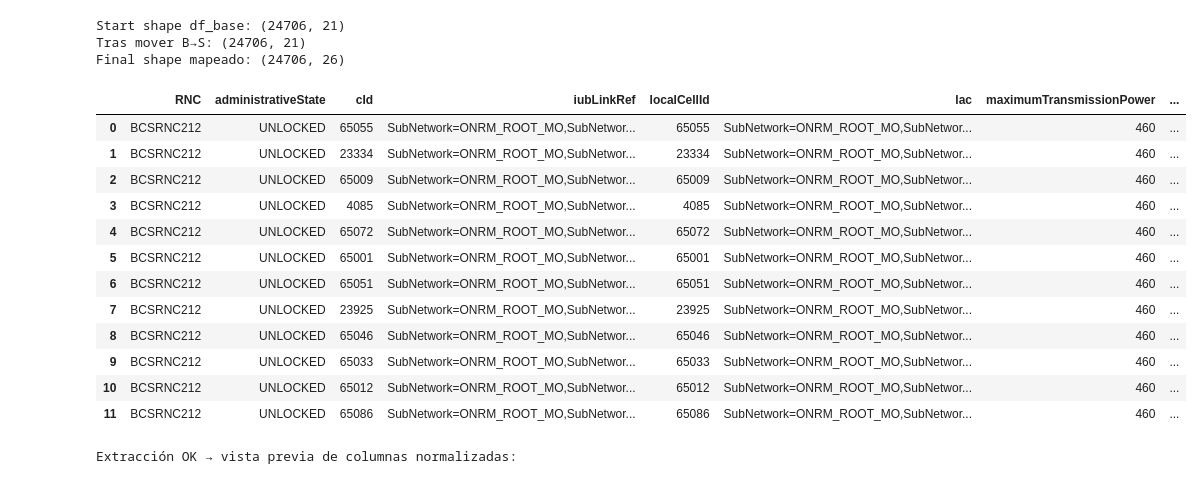
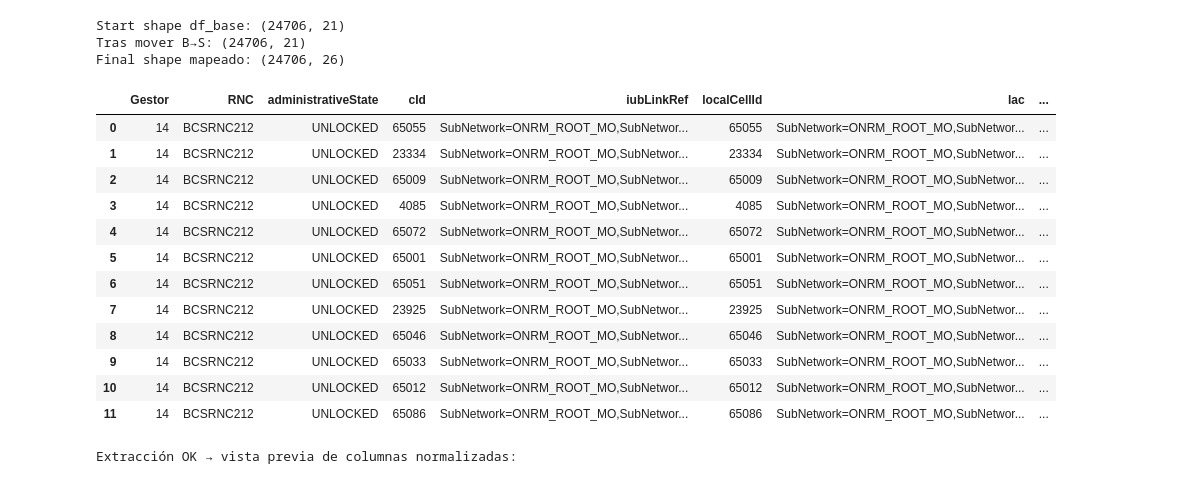
Before and after one commit to chava28pvp/lstcellran, a Jupyter notebook: df_processing_Ericsson3G.ipynb, the cells around one changed output. Saved outputs shown, nothing was run; the diff lists cells and outputs as text; code cells hidden in the pictures.

Commit message:
changes on Gestor col position, and validation on ept

```diff
--- a/df_processing_Ericsson3G.ipynb
+++ b/df_processing_Ericsson3G.ipynb
@@ -16,13 +16,13 @@ DEFAULT_IGNORE = ["SubNetwork,", "instance(s)", "NodeId"]
 
 # Lista de 31 encabezados, en el orden en que los quieres (eNBId queda en W si mantienes este orden)
 HEADERS = [
-     "RNC","administrativeState","cId","iubLinkRef",
+     "Gestor","RNC","administrativeState","cId","iubLinkRef",
     "localCellId","lac","maximumTransmissionPower","maxPwrMax",
     "mocnCellProfileRef","operationalState","primaryCpichPower","primaryScramblingCode",
     "rac","sac","tCell","uarfcnDl",
     "uarfcnUl","uraList","UtranCellId",
     "NodeB","NodeBUnique","LAT","LON","AT&T_Site_Name",
-    "Node_B_ID", "Gestor"
+    "Node_B_ID"
 ]
 # %%
 def _filtered_lines(path, ignorelines):
@@ -110,7 +110,6 @@ Shape nuevo: (24706, 21)
 | 8 | BCSRNC212 | EMUBCSCAB0408_1_H | UNLOCKED | 65046 | SubNetwork=ONRM_ROOT_MO,SubNetwor... | 65046 | SubNetwork=ONRM_ROOT_MO,SubNetwor... | 460 | 30 | SubNetwork=ONRM_ROOT_MO,SubNetwor... | ENABLED | ... |
 | 9 | BCSRNC212 | EMUBCSCAB0401_3_H | UNLOCKED | 65033 | SubNetwork=ONRM_ROOT_MO,SubNetwor... | 65033 | SubNetwork=ONRM_ROOT_MO,SubNetwor... | 460 | 30 | SubNetwork=ONRM_ROOT_MO,SubNetwor... | ENABLED | ... |
 # %%
-
 # ── Helpers rápidos ──────────────────────────────────────────
 def pad_to_n_cols_fast(df: pd.DataFrame, n: int) -> pd.DataFrame:
     """Rellena columnas faltantes en un solo paso usando concat (soporta nombres no-string)."""
@@ -121,10 +120,15 @@ def pad_to_n_cols_fast(df: pd.DataFrame, n: int) -> pd.DataFrame:
 
 def move_col_fast(df: pd.DataFrame, src_idx: int, dst_idx: int) -> pd.DataFrame:
     """Mueve columna por índice reordenando de una sola vez (sin drop/insert)."""
+    # Salvaguardas
+    if df.shape[1] == 0 or src_idx < 0 or src_idx >= df.shape[1]:
+        return df
     idx = list(range(df.shape[1]))
     col = idx.pop(src_idx)
     if dst_idx > src_idx:
         dst_idx -= 1
+    # clamp destino
+    dst_idx = max(0, min(dst_idx, len(idx)))
     idx.insert(dst_idx, col)
     return df.iloc[:, idx]
 
@@ -132,65 +136,69 @@ def move_col_fast(df: pd.DataFrame, src_idx: int, dst_idx: int) -> pd.DataFrame:
 # Integra y limpia: agrega al final la columna 'Gestor' cruda por sufijo *_NN.txt
 eu_df = read_pattern_to_df("UtranCell")
 
-# Si aún no eliminaste la columna B, hazlo aquí (índice 1, 0-based)
-eu_df_mod = eu_df.drop(eu_df.columns[1], axis=1) if eu_df.shape[1] >= 2 else eu_df
+# Copia para no tocar el original y eliminar columna B (índice 1, 0-based) si existe
+eu_df_mod = eu_df.copy()
+if eu_df_mod.shape[1] >= 2:
+    eu_df_mod.drop(eu_df_mod.columns[1], axis=1, inplace=True)
+
+print("Start shape df_base:", eu_df_mod.shape)
 
 # Este es tu "Modified_workfile.xlsx" en memoria
 df_base = eu_df_mod
-print("Start shape df_base:", df_base.shape)
 
 # ── 2) Asegurar mínimo 20 columnas para poder mover B→S (S = 19) ─
 df_base = pad_to_n_cols_fast(df_base, 20)
 
 # ── 3) Mover B (1) → S (19) sin copias grandes ─────────────────
 df_base = move_col_fast(df_base, src_idx=1, dst_idx=19)
 print("Tras mover B→S:", df_base.shape)
 
 # ── 4) Capturar y quitar última como 'Gestor' (venía del sufijo) ─
-gestor_series = df_base.iloc[:, -1]
+gestor_series = df_base.iloc[:, -1].astype("string").str.strip()
+gestor_series = gestor_series.mask(gestor_series.eq(""), pd.NA)
 df_base = df_base.iloc[:, :-1]
 
-# ── 5) Mapear por POSICIÓN a HEADERS (ahora HEADERS SÍ incluye 'Gestor') ─
-#     Primero mapeamos SIN 'Gestor', luego reinsertamos 'Gestor' y reordenamos final.
-expected_wo_gestor = len(HEADERS) - 1
+# ── 5) Mapear por POSICIÓN a HEADERS (HEADERS tiene 'Gestor' al INICIO) ─
+HEADERS_NO_GESTOR = [c for c in HEADERS if c != "Gestor"]
+expected_wo_gestor = len(HEADERS_NO_GESTOR)
+
+# Rellena/corta por posición antes de nombrar
 df_base = pad_to_n_cols_fast(df_base, expected_wo_gestor)
-
-# Si sobran columnas, recorta en un solo iloc
 if df_base.shape[1] > expected_wo_gestor:
     df_base = df_base.iloc[:, :expected_wo_gestor]
 
 # Nombra por posición (todos menos 'Gestor')
-df_base.columns = HEADERS[:-1]
+df_base.columns = HEADERS_NO_GESTOR
 
-# Reinsertar 'Gestor' y reordenar exactamente a HEADERS
+# Reinsertar 'Gestor' y reordenar exactamente a HEADERS (Gestor quedará al INICIO)
 df_base["Gestor"] = gestor_series.values
-df_base = df_base[HEADERS]
+df_base = df_base.reindex(columns=HEADERS)
 
 print("Final shape mapeado:", df_base.shape)
 
 # ── 6) Vista de verificación (sin Excel) ─────────────────────
 pd.set_option("display.max_columns", None)
 try:
     display(df_base.head(12))
 except NameError:
     print(df_base.head(12).to_string(index=False))
 # %% [output]
 Start shape df_base: (24706, 21)
 Tras mover B→S: (24706, 21)
 Final shape mapeado: (24706, 26)
-|  | RNC | administrativeState | cId | iubLinkRef | localCellId | lac | maximumTransmissionPower | ... |
-| 0 | BCSRNC212 | UNLOCKED | 65055 | SubNetwork=ONRM_ROOT_MO,SubNetwor... | 65055 | SubNetwork=ONRM_ROOT_MO,SubNetwor... | 460 | ... |
-| 1 | BCSRNC212 | UNLOCKED | 23334 | SubNetwork=ONRM_ROOT_MO,SubNetwor... | 23334 | SubNetwork=ONRM_ROOT_MO,SubNetwor... | 460 | ... |
-| 2 | BCSRNC212 | UNLOCKED | 65009 | SubNetwork=ONRM_ROOT_MO,SubNetwor... | 65009 | SubNetwork=ONRM_ROOT_MO,SubNetwor... | 460 | ... |
-| 3 | BCSRNC212 | UNLOCKED | 4085 | SubNetwork=ONRM_ROOT_MO,SubNetwor... | 4085 | SubNetwork=ONRM_ROOT_MO,SubNetwor... | 460 | ... |
-| 4 | BCSRNC212 | UNLOCKED | 65072 | SubNetwork=ONRM_ROOT_MO,SubNetwor... | 65072 | SubNetwork=ONRM_ROOT_MO,SubNetwor... | 460 | ... |
-| 5 | BCSRNC212 | UNLOCKED | 65001 | SubNetwork=ONRM_ROOT_MO,SubNetwor... | 65001 | SubNetwork=ONRM_ROOT_MO,SubNetwor... | 460 | ... |
-| 6 | BCSRNC212 | UNLOCKED | 65051 | SubNetwork=ONRM_ROOT_MO,SubNetwor... | 65051 | SubNetwork=ONRM_ROOT_MO,SubNetwor... | 460 | ... |
-| 7 | BCSRNC212 | UNLOCKED | 23925 | SubNetwork=ONRM_ROOT_MO,SubNetwor... | 23925 | SubNetwork=ONRM_ROOT_MO,SubNetwor... | 460 | ... |
-| 8 | BCSRNC212 | UNLOCKED | 65046 | SubNetwork=ONRM_ROOT_MO,SubNetwor... | 65046 | SubNetwork=ONRM_ROOT_MO,SubNetwor... | 460 | ... |
-| 9 | BCSRNC212 | UNLOCKED | 65033 | SubNetwork=ONRM_ROOT_MO,SubNetwor... | 65033 | SubNetwork=ONRM_ROOT_MO,SubNetwor... | 460 | ... |
-| 10 | BCSRNC212 | UNLOCKED | 65012 | SubNetwork=ONRM_ROOT_MO,SubNetwor... | 65012 | SubNetwork=ONRM_ROOT_MO,SubNetwor... | 460 | ... |
-| 11 | BCSRNC212 | UNLOCKED | 65086 | SubNetwork=ONRM_ROOT_MO,SubNetwor... | 65086 | SubNetwork=ONRM_ROOT_MO,SubNetwor... | 460 | ... |
+|  | Gestor | RNC | administrativeState | cId | iubLinkRef | localCellId | lac | ... |
+| 0 | 14 | BCSRNC212 | UNLOCKED | 65055 | SubNetwork=ONRM_ROOT_MO,SubNetwor... | 65055 | SubNetwork=ONRM_ROOT_MO,SubNetwor... | ... |
+| 1 | 14 | BCSRNC212 | UNLOCKED | 23334 | SubNetwork=ONRM_ROOT_MO,SubNetwor... | 23334 | SubNetwork=ONRM_ROOT_MO,SubNetwor... | ... |
+| 2 | 14 | BCSRNC212 | UNLOCKED | 65009 | SubNetwork=ONRM_ROOT_MO,SubNetwor... | 65009 | SubNetwork=ONRM_ROOT_MO,SubNetwor... | ... |
+| 3 | 14 | BCSRNC212 | UNLOCKED | 4085 | SubNetwork=ONRM_ROOT_MO,SubNetwor... | 4085 | SubNetwork=ONRM_ROOT_MO,SubNetwor... | ... |
+| 4 | 14 | BCSRNC212 | UNLOCKED | 65072 | SubNetwork=ONRM_ROOT_MO,SubNetwor... | 65072 | SubNetwork=ONRM_ROOT_MO,SubNetwor... | ... |
+| 5 | 14 | BCSRNC212 | UNLOCKED | 65001 | SubNetwork=ONRM_ROOT_MO,SubNetwor... | 65001 | SubNetwork=ONRM_ROOT_MO,SubNetwor... | ... |
+| 6 | 14 | BCSRNC212 | UNLOCKED | 65051 | SubNetwork=ONRM_ROOT_MO,SubNetwor... | 65051 | SubNetwork=ONRM_ROOT_MO,SubNetwor... | ... |
+| 7 | 14 | BCSRNC212 | UNLOCKED | 23925 | SubNetwork=ONRM_ROOT_MO,SubNetwor... | 23925 | SubNetwork=ONRM_ROOT_MO,SubNetwor... | ... |
+| 8 | 14 | BCSRNC212 | UNLOCKED | 65046 | SubNetwork=ONRM_ROOT_MO,SubNetwor... | 65046 | SubNetwork=ONRM_ROOT_MO,SubNetwor... | ... |
+| 9 | 14 | BCSRNC212 | UNLOCKED | 65033 | SubNetwork=ONRM_ROOT_MO,SubNetwor... | 65033 | SubNetwork=ONRM_ROOT_MO,SubNetwor... | ... |
+| 10 | 14 | BCSRNC212 | UNLOCKED | 65012 | SubNetwork=ONRM_ROOT_MO,SubNetwor... | 65012 | SubNetwork=ONRM_ROOT_MO,SubNetwor... | ... |
+| 11 | 14 | BCSRNC212 | UNLOCKED | 65086 | SubNetwork=ONRM_ROOT_MO,SubNetwor... | 65086 | SubNetwork=ONRM_ROOT_MO,SubNetwor... | ... |
 # %%
 
 # Columnas con cadenas estilo "k1=v1,k2=v2,..."
```
Also changed, not shown: parts of 1 cell of this notebook, 2 other files.
